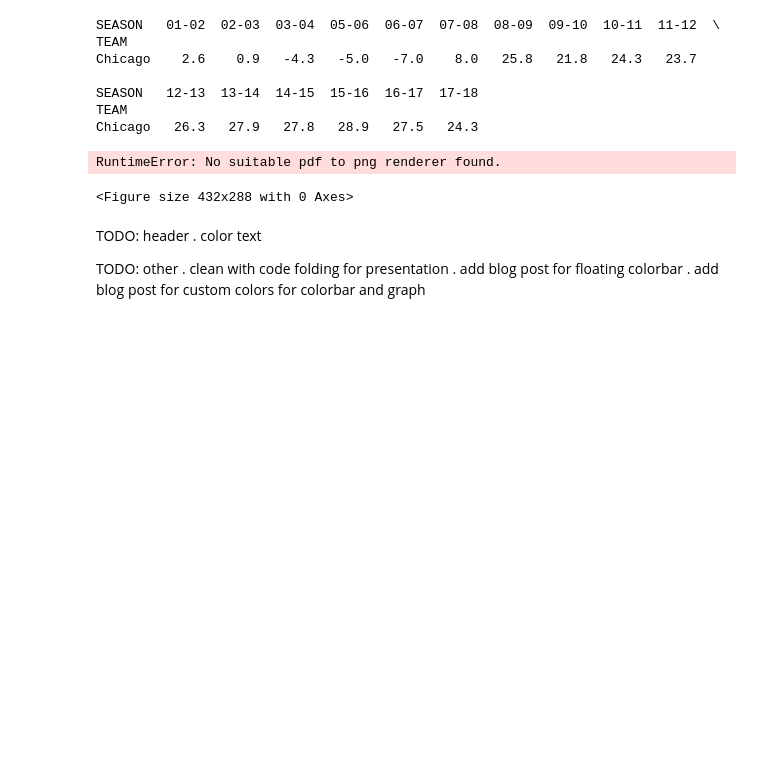
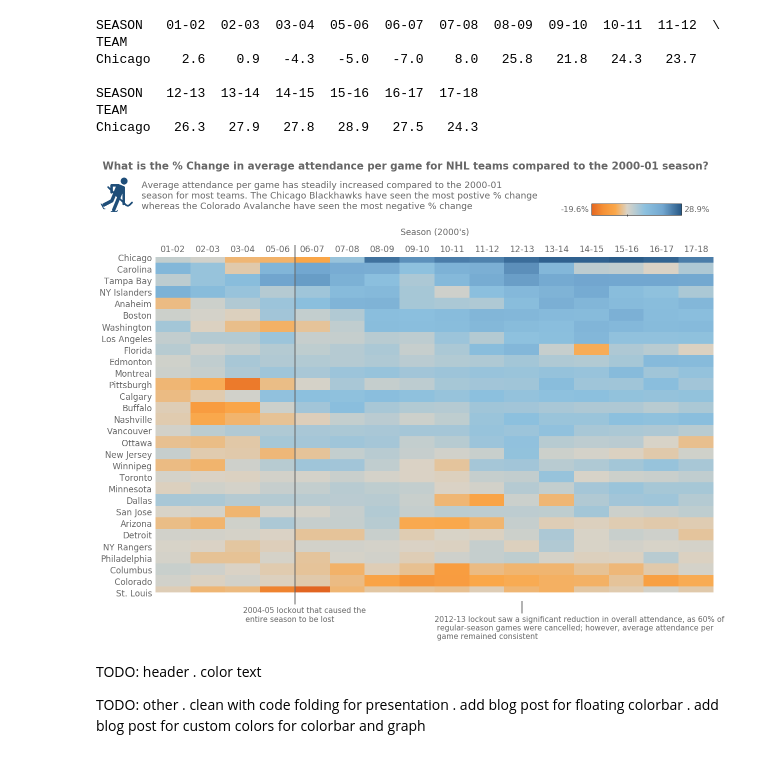
Before and after one commit to richhildebrand/makeover-monday-python, a Jupyter notebook: notebooks/2019 Week1 NHL Attendance/@idatadrew.ipynb, the cells around one changed output. Saved outputs shown, nothing was run; the diff lists cells and outputs as text; code cells hidden in the pictures; blank space fills up the shorter version.

```diff
--- a/notebooks/2019 Week1 NHL Attendance/@idatadrew.ipynb
+++ b/notebooks/2019 Week1 NHL Attendance/@idatadrew.ipynb
@@ -154,40 +154,39 @@ def draw_header(header_ax, fig):
 cmap = create_orange_blue_cmap(min_change, max_change)
 
 fig, (header_ax, heatmap_ax) = plt.subplots(nrows=2, figsize=(20,16), gridspec_kw={"height_ratios":[0.18, 1]})
 sns.heatmap(piviot_table, ax=heatmap_ax, cbar=False, cmap=cmap)
 draw_header(header_ax, fig)
 
 
 #Add annotations
 heatmap_ax.plot([10.5, 10.5], [30.25, 31.25], linewidth=2, color='#666666')[0].set_clip_on(False)
 heatmap_ax.annotate('2012-13 lockout saw a significant reduction in overall attendance, as 60% of\n regular-season games were cancelled; however, average attendance per\n game remained consistent',
                     xy=(1, 1), xytext=(8, 33.5), size=15, color='#666666')
 
 heatmap_ax.plot([4, 4], [-0.5, 30.5], linewidth=2, color='#666666')[0].set_clip_on(False)
 heatmap_ax.annotate('2004-05 lockout that caused the\n entire season to be lost', xy=(1, 1), xytext=(2.5, 32), size=15, color='#666666')
 
 
 #Adjust labels
 heatmap_ax.set_ylabel('')
 heatmap_ax.tick_params(axis="y", labelsize=17, labelcolor='#666666', width=0)
 
 heatmap_ax.tick_params(axis="x", labelsize=17, labelcolor='#666666', labeltop=True, labelbottom=False, width=0)
 heatmap_ax.set_xlabel("Season (2000's)", size=17, color='#666666', labelpad=20)
 heatmap_ax.xaxis.set_label_position('top')
 
 #Testing multiple colors
-import matplotlib as mpl
-mpl.use("pgf")
-import matplotlib.pyplot as plt
+# import matplotlib as mpl
+# mpl.use("pgf")
+# import matplotlib.pyplot as plt
 
 
 
 #Print Graph
-#plt.show()
-plt.savefig('test.png')
+plt.show()
+#plt.savefig('test.png')
 # %% [output]
-RuntimeError: No suitable pdf to png renderer found.
-<Figure size 432x288 with 0 Axes>
+[figure, added]
 # %% [markdown]
 TODO: header
    . color text
```
Also changed, not shown: 5 other files.
